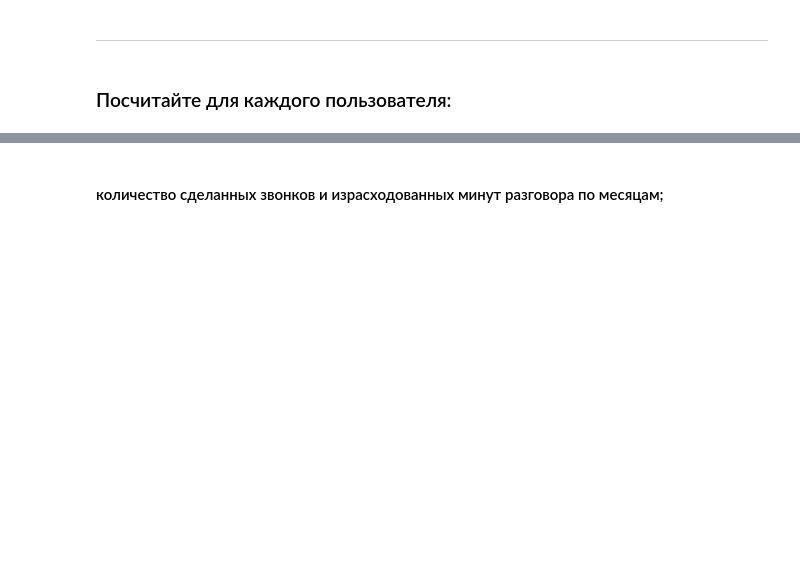
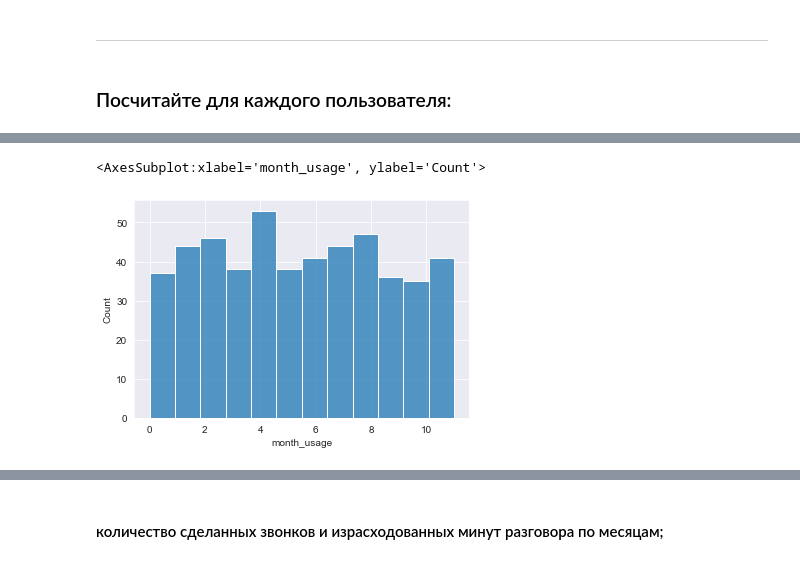
Before and after one commit to zabelin-ds/practicum, a Jupyter notebook: 04_project/megaline_00.ipynb, the cells around one changed output, grey strips where cells are left out. Saved outputs shown, nothing was run; the diff lists cells and outputs as text; code cells hidden in the pictures; blank space fills up the shorter version.

```diff
--- a/04_project/megaline_00.ipynb
+++ b/04_project/megaline_00.ipynb
@@ -121,0 +416,8 @@ display(
+# %%
+users_df['tariff'] = (
+    users_df['tariff'].apply(
+        lambda tn: tariffs_df.loc[
+            tariffs_df['tariff_name'] == tn
+        ].index.values[0]
+    )
+)
@@ -121,0 +433,13 @@ display(
+# %%
+users_df = users_df.astype(
+    {
+        'user_id': 'uint16',
+        'age': 'uint8',
+        # 'churn_date': '',
+        'city': 'category',
+        'first_name': 'category',
+        # 'last_name': '',
+        # 'reg_date': '',
+        'tariff': 'bool',
+    }
+)
@@ -125,0 +493,2 @@ display(
+# %%
+user_profit = pd.DataFrame(data=users_df['user_id'])
@@ -125,0 +543,7 @@ display(
+# %%
+user_profit = user_profit.astype(
+    {
+        'user_id': 'uint16',
+        'month_usage': 'uint8',
+    }
+)
@@ -125,0 +572,8 @@ display(
+# %%
+sns.histplot(
+    data=user_profit['month_usage'],
+    bins=(1+user_profit['month_usage'].max())
+)
+# %% [output]
+<AxesSubplot:xlabel='month_usage', ylabel='Count'>
+[figure, added]
```
Also changed, not shown: parts of 59 cells of this notebook.
